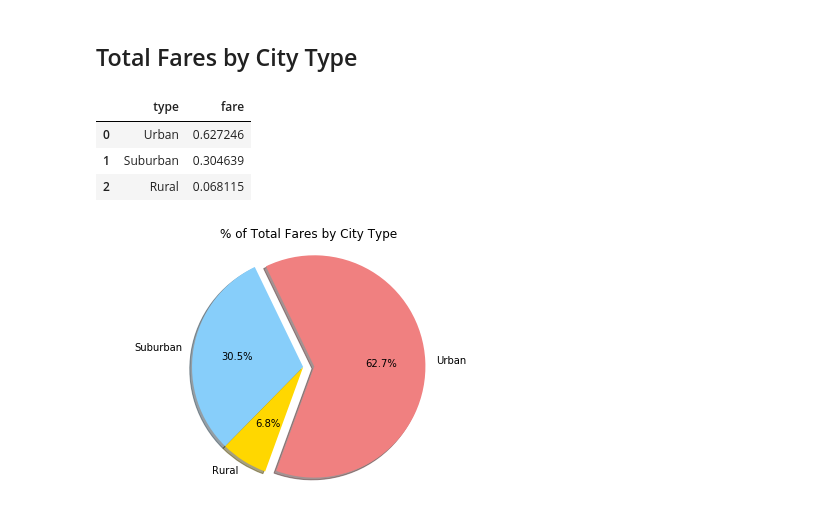
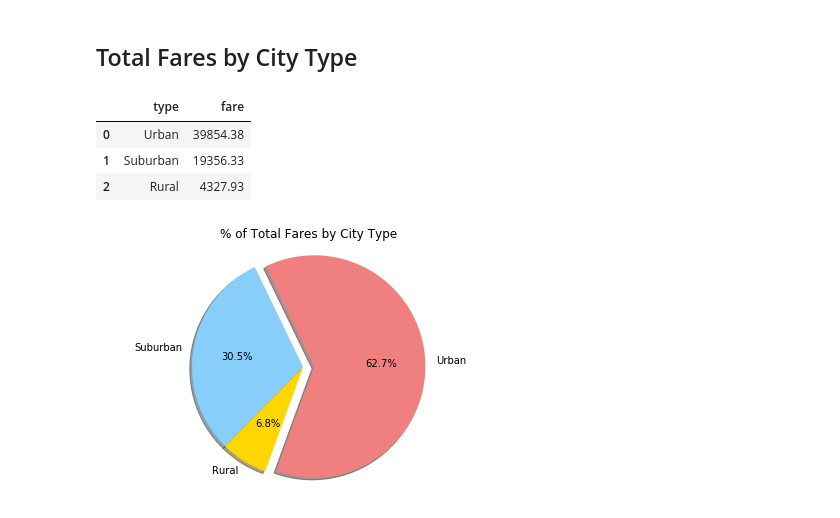
Before and after one commit to bbobba/matplotlib-challenge, a Jupyter notebook: pyber-ride-sharing-analysis.ipynb, the cells around one changed output. Saved outputs shown, nothing was run; the diff lists cells and outputs as text; code cells hidden in the pictures.

```diff
--- a/pyber-ride-sharing-analysis.ipynb
+++ b/pyber-ride-sharing-analysis.ipynb
@@ -139,15 +130,15 @@ plt.show()
 # %% [markdown]
 ## Total Fares by City Type
 # %%
-# Calculate Type Percents
-fares_percent = merged_df.groupby(['type'])
-fares_percent = fares_percent[['fare']].sum().sort_values(by=['fare'], ascending=False)
-fares_percent.apply(lambda x: x/x.sum()).reset_index()
+# Calculate total fares per city type
+fares_df = merged_df.groupby(['type'])
+fares_df = fares_df[['fare']].sum().sort_values(by=['fare'], ascending=False).reset_index()
+fares_df
 # %% [output]
 |  | type | fare |
-| 0 | Urban | 0.627246 |
-| 1 | Suburban | 0.304639 |
-| 2 | Rural | 0.068115 |
+| 0 | Urban | 39854.38 |
+| 1 | Suburban | 19356.33 |
+| 2 | Rural | 4327.93 |
 # %%
 # Build Pie Chart
 
```
Also changed, not shown: parts of 10 cells of this notebook, 2 other files.
